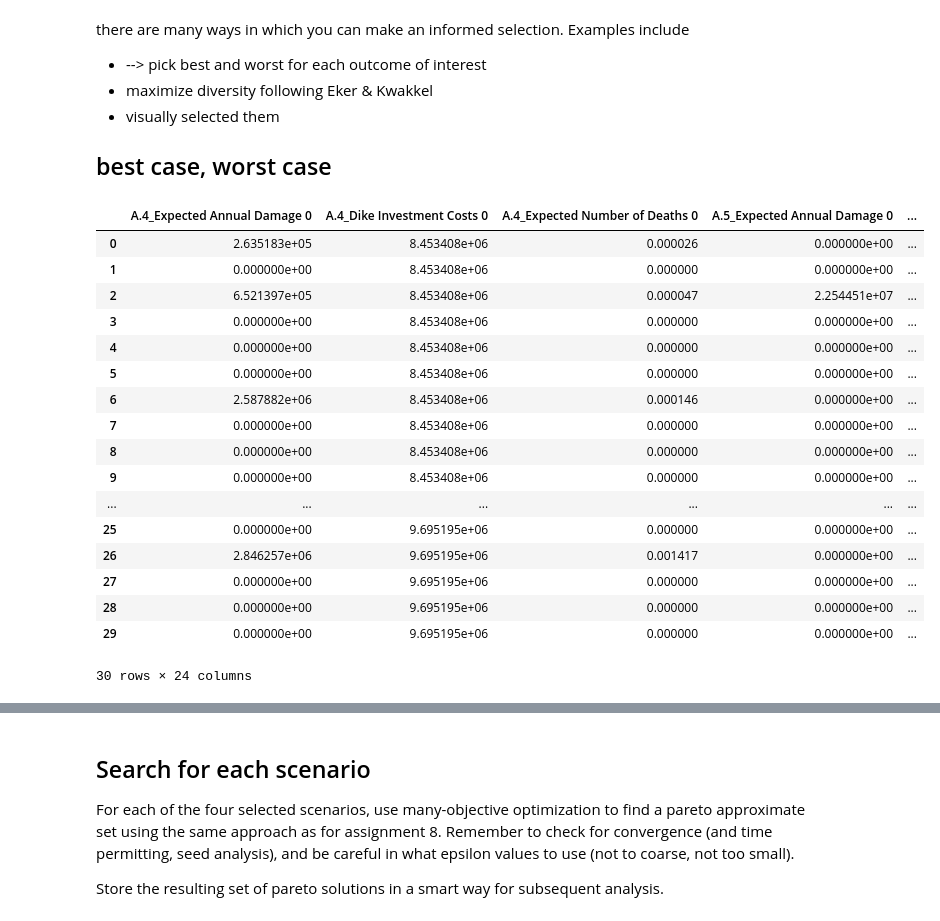
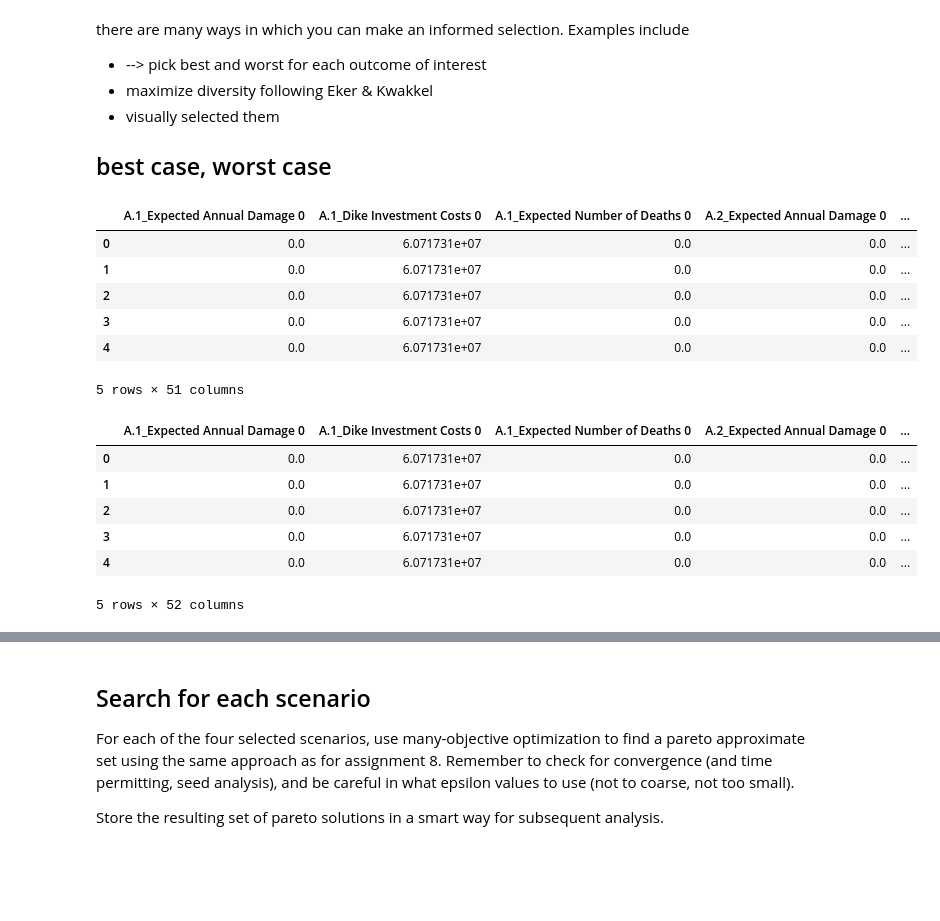
Before and after one commit to ArieTieszoon/ModelBasedDecisionMaking_G18, a Jupyter notebook: Give files/Multi Scenario MORDM.ipynb, the cells around one changed output, grey strips where cells are left out. Drawn from its saved outputs; the diff is of its cells as text; code cells hidden in the pictures; blank space fills up the shorter version.

Commit message:
exploration

```diff
--- a/Give files/Multi Scenario MORDM.ipynb
+++ b/Give files/Multi Scenario MORDM.ipynb
@@ -70,13 +53,13 @@ with MultiprocessingEvaluator(dike_model) as evaluator:
 # %% [markdown]
 or import already available experiments
 # %%
-#import pandas as pd
-##from ema_workbench import load_results
-#
-##experiments, outcomes = load_results('mordm_42.tar.gz')
-##y = outcomes['utility'] < 0.35
-#experiments = pd.read_csv('outcomes/Experiments_from_Exploration_1000scenarios_pf5.csv')
-#outcomes = pd.read_csv('outcomes/Outcomes_from_Exploration_1000scenarios_pf5.csv')
-#outcomes
+import pandas as pd
+#from ema_workbench import load_results
+
+#experiments, outcomes = load_results('mordm_42.tar.gz')
+#y = outcomes['utility'] < 0.35
+experiments = pd.read_csv('outcomes/Experiments_from_Exploration_1000scenarios_100Policies_pf5.csv')
+outcomes = pd.read_csv('outcomes/Outcomes_from_Exploration_1000scenarios_100Policies_pf5.csv')
+outcomes.head()
 # %% [output]
 |  | Unnamed: 0 | A.1_Expected Annual Damage 0 | A.1_Dike Investment Costs 0 | A.1_Expected Number of Deaths 0 | A.2_Expected Annual Damage 0 | ... |
@@ -101,24 +90,24 @@ there are many ways in which you can make an informed selection. Examples includ
 ## best case, worst case
 # %%
 outcomes_DF = pd.DataFrame(outcomes)
-
-outcomes_DF
+outcomes_DF = outcomes_DF.iloc[:, 1:]
+outcomes_DF.head()
 # %% [output]
-|  | A.4_Expected Annual Damage 0 | A.4_Dike Investment Costs 0 | A.4_Expected Number of Deaths 0 | A.5_Expected Annual Damage 0 | ... |
-| 0 | 2.635183e+05 | 8.453408e+06 | 0.000026 | 0.000000e+00 | ... |
-| 1 | 0.000000e+00 | 8.453408e+06 | 0.000000 | 0.000000e+00 | ... |
-| 2 | 6.521397e+05 | 8.453408e+06 | 0.000047 | 2.254451e+07 | ... |
-| 3 | 0.000000e+00 | 8.453408e+06 | 0.000000 | 0.000000e+00 | ... |
-| 4 | 0.000000e+00 | 8.453408e+06 | 0.000000 | 0.000000e+00 | ... |
-| 5 | 0.000000e+00 | 8.453408e+06 | 0.000000 | 0.000000e+00 | ... |
-| 6 | 2.587882e+06 | 8.453408e+06 | 0.000146 | 0.000000e+00 | ... |
-| 7 | 0.000000e+00 | 8.453408e+06 | 0.000000 | 0.000000e+00 | ... |
-| 8 | 0.000000e+00 | 8.453408e+06 | 0.000000 | 0.000000e+00 | ... |
-| 9 | 0.000000e+00 | 8.453408e+06 | 0.000000 | 0.000000e+00 | ... |
-| ... | ... | ... | ... | ... | ... |
-| 25 | 0.000000e+00 | 9.695195e+06 | 0.000000 | 0.000000e+00 | ... |
-| 26 | 2.846257e+06 | 9.695195e+06 | 0.001417 | 0.000000e+00 | ... |
-| 27 | 0.000000e+00 | 9.695195e+06 | 0.000000 | 0.000000e+00 | ... |
-| 28 | 0.000000e+00 | 9.695195e+06 | 0.000000 | 0.000000e+00 | ... |
-| 29 | 0.000000e+00 | 9.695195e+06 | 0.000000 | 0.000000e+00 | ... |
+|  | A.1_Expected Annual Damage 0 | A.1_Dike Investment Costs 0 | A.1_Expected Number of Deaths 0 | A.2_Expected Annual Damage 0 | ... |
+| 0 | 0.0 | 6.071731e+07 | 0.0 | 0.0 | ... |
+| 1 | 0.0 | 6.071731e+07 | 0.0 | 0.0 | ... |
+| 2 | 0.0 | 6.071731e+07 | 0.0 | 0.0 | ... |
+| 3 | 0.0 | 6.071731e+07 | 0.0 | 0.0 | ... |
+| 4 | 0.0 | 6.071731e+07 | 0.0 | 0.0 | ... |
-30 rows × 24 columns
+5 rows × 51 columns
+# %%
+outcomes_DF['A.5_Total Expected Number of Deaths'] = outcomes_DF['A.5_Expected Number of Deaths 0'] + outcomes_DF['A.5_Expected Number of Deaths 1'] + outcomes_DF['A.5_Expected Number of Deaths 2']
+outcomes_DF.head()
+# %% [output]
+|  | A.1_Expected Annual Damage 0 | A.1_Dike Investment Costs 0 | A.1_Expected Number of Deaths 0 | A.2_Expected Annual Damage 0 | ... |
+| 0 | 0.0 | 6.071731e+07 | 0.0 | 0.0 | ... |
+| 1 | 0.0 | 6.071731e+07 | 0.0 | 0.0 | ... |
+| 2 | 0.0 | 6.071731e+07 | 0.0 | 0.0 | ... |
+| 3 | 0.0 | 6.071731e+07 | 0.0 | 0.0 | ... |
+| 4 | 0.0 | 6.071731e+07 | 0.0 | 0.0 | ... |
+5 rows × 52 columns
```
Also changed, not shown: parts of 32 cells of this notebook, 7 other files.
